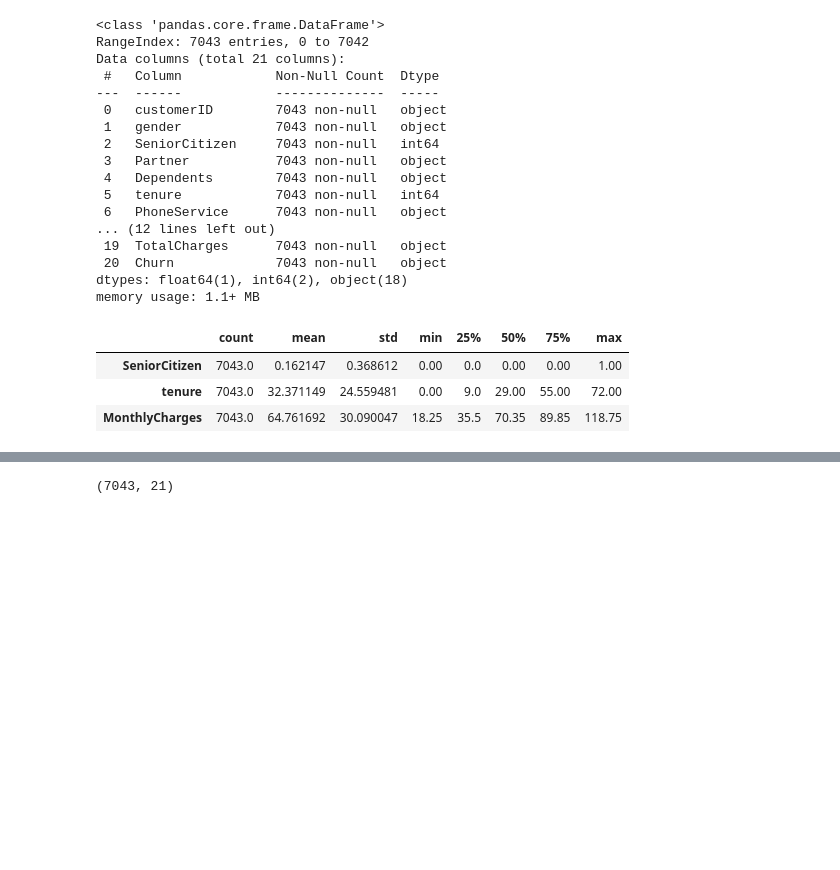
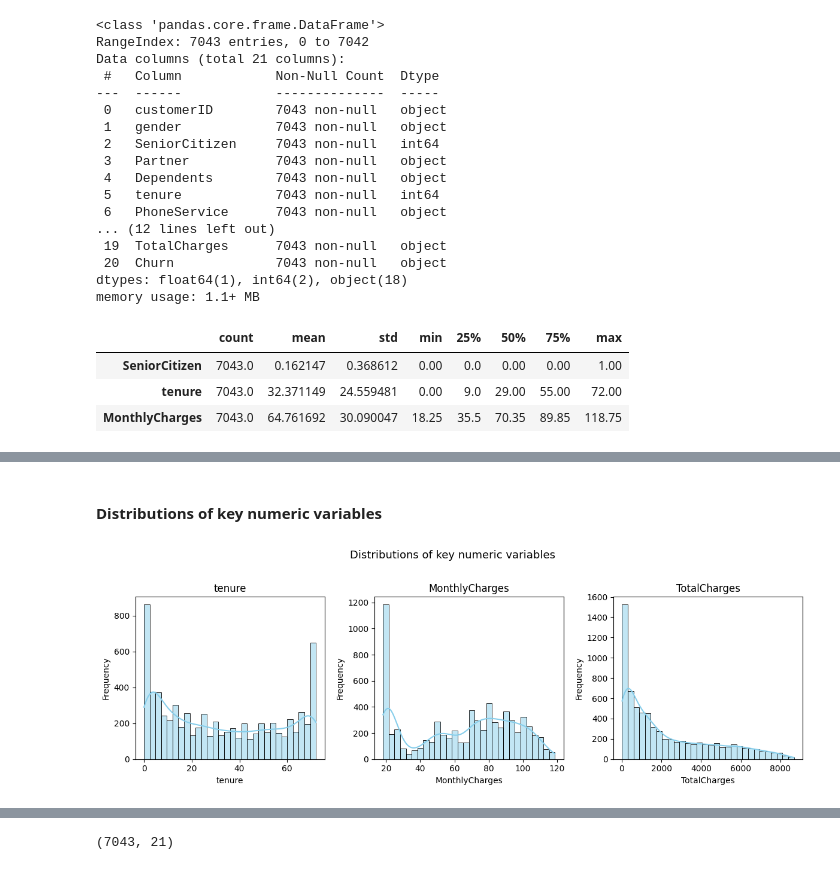
Before and after one commit to carloscastro4172/Machine-Learning, a Jupyter notebook: Mid_Machine/pipeline/pipeline_telco_churn.ipynb, the cells around one changed output, grey strips where cells are left out. Drawn from its saved outputs; the diff is of its cells as text; code cells hidden in the pictures; blank space fills up the shorter version.

```diff
--- a/Mid_Machine/pipeline/pipeline_telco_churn.ipynb
+++ b/Mid_Machine/pipeline/pipeline_telco_churn.ipynb
@@ -80,0 +157,21 @@ telco_df.describe().T
+# %% [markdown]
+#### Distributions of key numeric variables
+# %%
+# Ensure TotalCharges is numeric
+telco_num = telco_df.copy()
+telco_num["TotalCharges"] = pd.to_numeric(telco_num["TotalCharges"], errors="coerce")
+
+num_cols_quick = ["tenure", "MonthlyCharges", "TotalCharges"]
+
+plt.figure(figsize=(12, 4))
+for i, col in enumerate(num_cols_quick, 1):
+    plt.subplot(1, 3, i)
+    sns.histplot(telco_num[col], bins=30, kde=True, color="skyblue", edgecolor="black")
+    plt.title(f"{col}")
+    plt.xlabel(col)
+    plt.ylabel("Frequency")
+plt.suptitle("Distributions of key numeric variables", fontsize=13, y=1.02)
+plt.tight_layout()
+plt.show()
+# %% [output]
+[figure, added]
```
Also changed, not shown: parts of 41 cells of this notebook.
